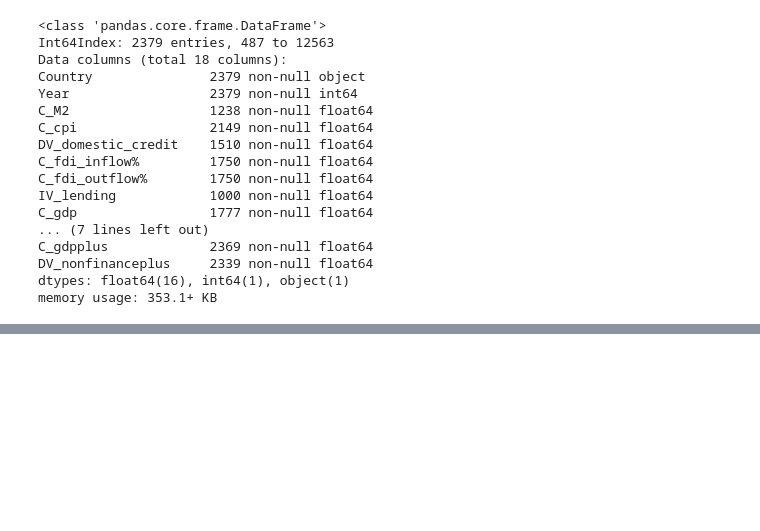
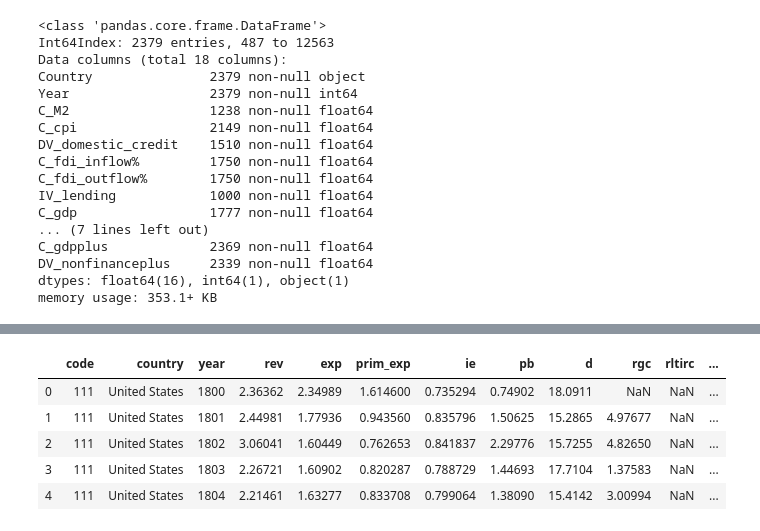
Before and after one commit to YueminLi/Financialization-, a Jupyter notebook: OECD.ipynb, the cells around one changed output, grey strips where cells are left out. Drawn from its saved outputs; the diff is of its cells as text; code cells hidden in the pictures; blank space fills up the shorter version.

```diff
--- a/OECD.ipynb
+++ b/OECD.ipynb
@@ -333,0 +435,11 @@ FileNotFoundError: [Errno 2] No such file or directory: 'missing/C_M2_missing.cs
+# %%
+public_finance = pd.read_csv('data_source/historical_public_finance_dataset.csv')
+# %%
+public_finance.head()
+# %% [output]
+|  | code | country | year | rev | exp | prim_exp | ie | pb | d | rgc | rltirc | ... |
+| 0 | 111 | United States | 1800 | 2.36362 | 2.34989 | 1.614600 | 0.735294 | 0.74902 | 18.0911 | NaN | NaN | ... |
+| 1 | 111 | United States | 1801 | 2.44981 | 1.77936 | 0.943560 | 0.835796 | 1.50625 | 15.2865 | 4.97677 | NaN | ... |
+| 2 | 111 | United States | 1802 | 3.06041 | 1.60449 | 0.762653 | 0.841837 | 2.29776 | 15.7255 | 4.82650 | NaN | ... |
+| 3 | 111 | United States | 1803 | 2.26721 | 1.60902 | 0.820287 | 0.788729 | 1.44693 | 17.7104 | 1.37583 | NaN | ... |
+| 4 | 111 | United States | 1804 | 2.21461 | 1.63277 | 0.833708 | 0.799064 | 1.38090 | 15.4142 | 3.00994 | NaN | ... |
```
Also changed, not shown: parts of 32 cells of this notebook.
